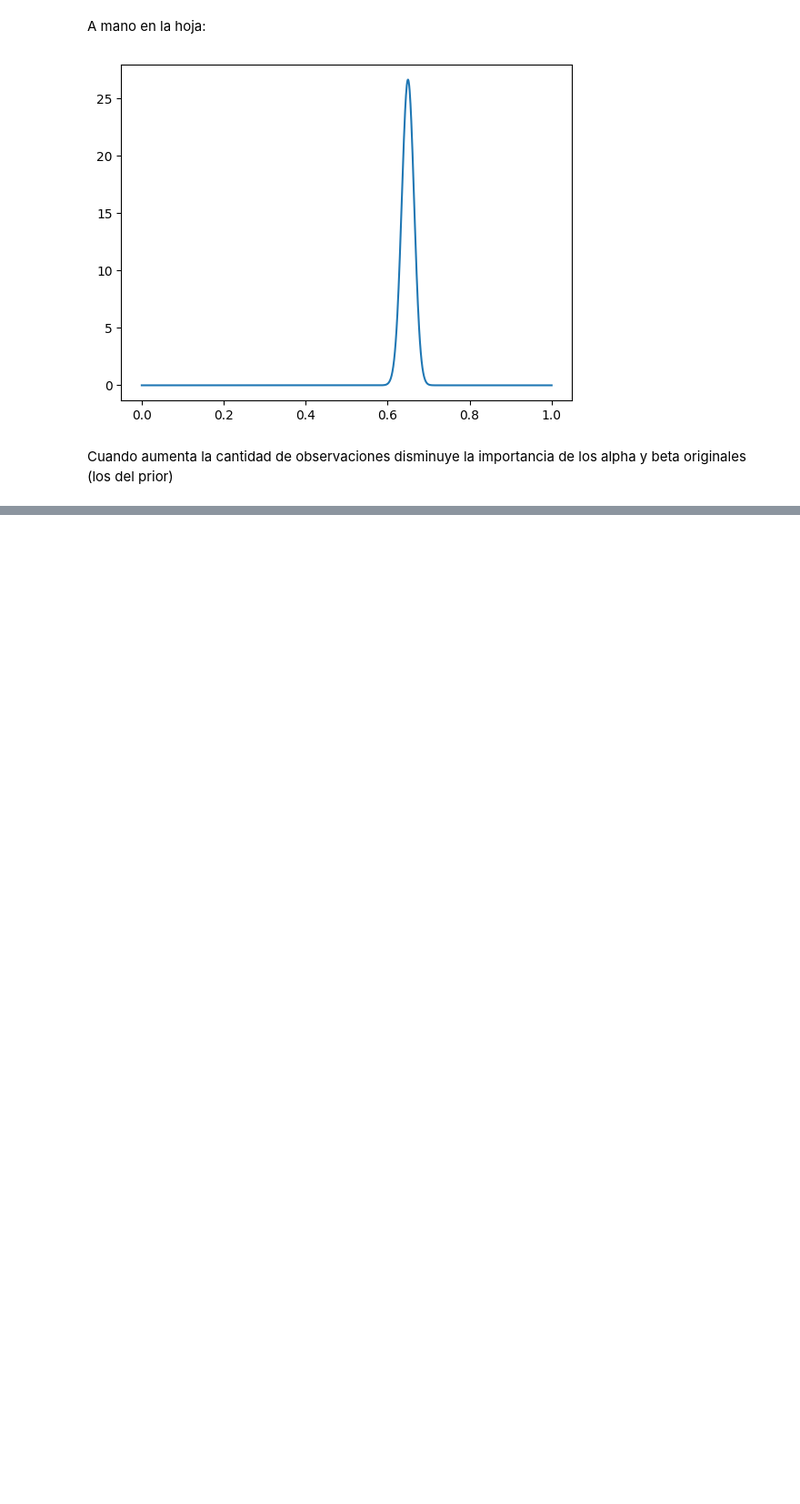
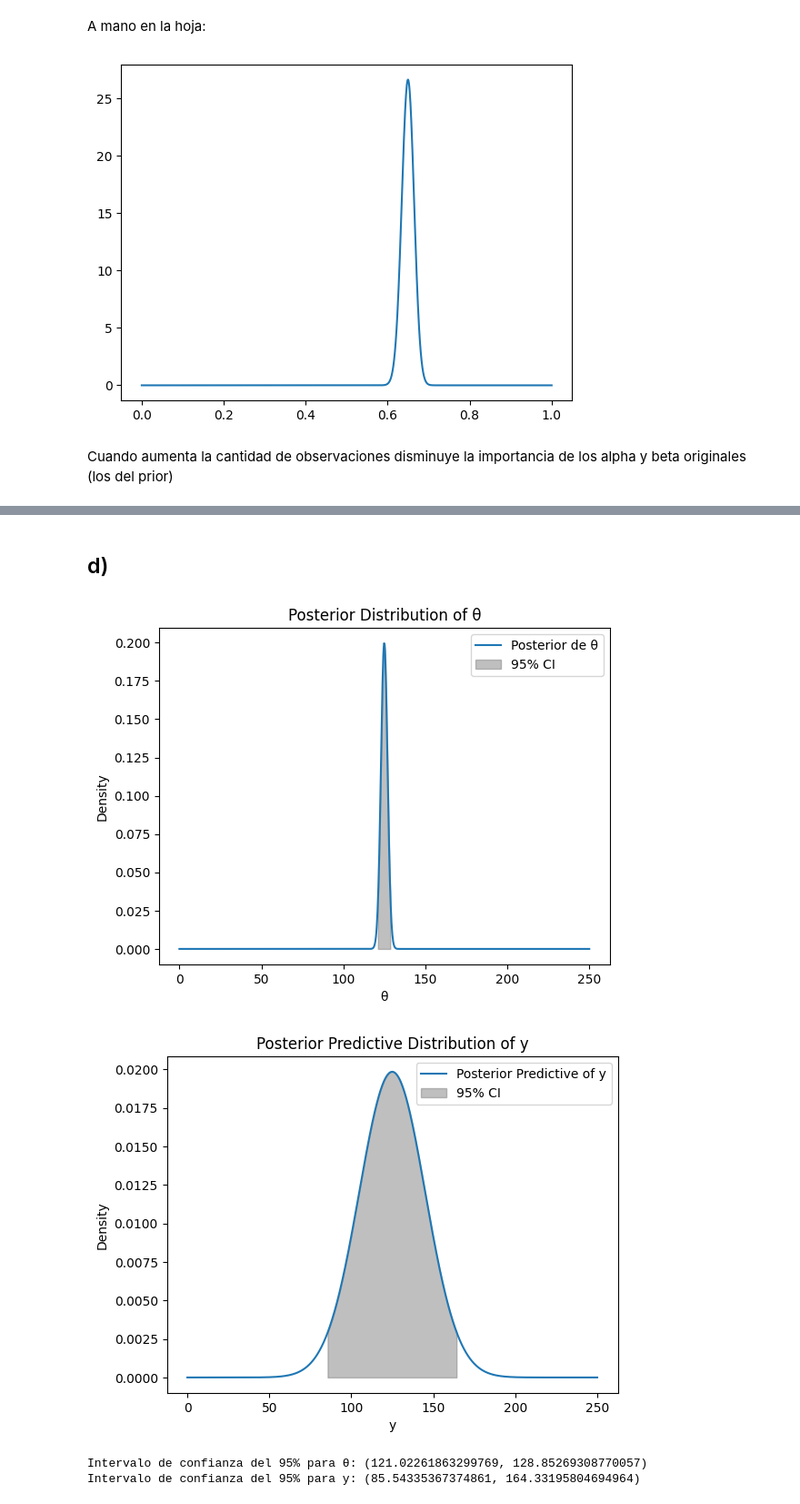
Before and after one commit to nazarenomm/estadistica_inferencia, a Jupyter notebook: guias/practica6.ipynb, the cells around one changed output, grey strips where cells are left out. Shown at 91% size. Saved outputs shown, nothing was run; the diff lists cells and outputs as text; code cells hidden in the pictures; blank space fills up the shorter version.

```diff
--- a/guias/practica6.ipynb
+++ b/guias/practica6.ipynb
@@ -134,0 +293,44 @@ Cuando aumenta la cantidad de observaciones disminuye la importancia de los alph
+# %% [markdown]
+## d)
+# %%
+n = 100
+
+mu_theta = (100 + 500 * n) / (1 + 4 * n)
+sigma_theta = np.sqrt(1600 / (1 + 4 * n))
+
+x = np.linspace(0, 250, 1000)
+y_posterior = stats.norm.pdf(x, mu_theta, sigma_theta)
+
+percentil_025_theta = stats.norm.ppf(0.025, mu_theta, sigma_theta)
+percentil_975_theta = stats.norm.ppf(0.975, mu_theta, sigma_theta)
+
+plt.plot(x, y_posterior, label='Posterior de θ')
+plt.fill_between(x, 0, y_posterior, where=(x >= percentil_025_theta) & (x <= percentil_975_theta), color='gray', alpha=0.5, label = '95% CI')
+plt.title('Posterior Distribution of θ')
+plt.legend()
+plt.xlabel('θ')
+plt.ylabel('Density')
+plt.show()
+
+sigma_y = np.sqrt(400 + 1600 / (1 + 4 * n))
+
+y_predictive = stats.norm.pdf(x, mu_theta, sigma_y)
+
+percentil_025_y = stats.norm.ppf(0.025, mu_theta, sigma_y)
+percentil_975_y = stats.norm.ppf(0.975, mu_theta, sigma_y)
+
+plt.plot(x, y_predictive, label='Posterior Predictive of y')
+plt.fill_between(x, 0, y_predictive, where=(x >= percentil_025_y) & (x <= percentil_975_y), color='gray', alpha=0.5, label = '95% CI')
+plt.title('Posterior Predictive Distribution of y')
+plt.legend()
+plt.xlabel('y')
+plt.ylabel('Density')
+plt.show()
+
+print(f'Intervalo de confianza del 95% para θ: ({percentil_025_theta}, {percentil_975_theta})')
+print(f'Intervalo de confianza del 95% para y: ({percentil_025_y}, {percentil_975_y})')
+# %% [output]
+[figure, added]
+[figure, added]
+Intervalo de confianza del 95% para θ: (121.02261863299769, 128.85269308770057)
+Intervalo de confianza del 95% para y: (85.54335367374861, 164.33195804694964)
```
Also changed, not shown: parts of 19 cells of this notebook, 10 other files.
